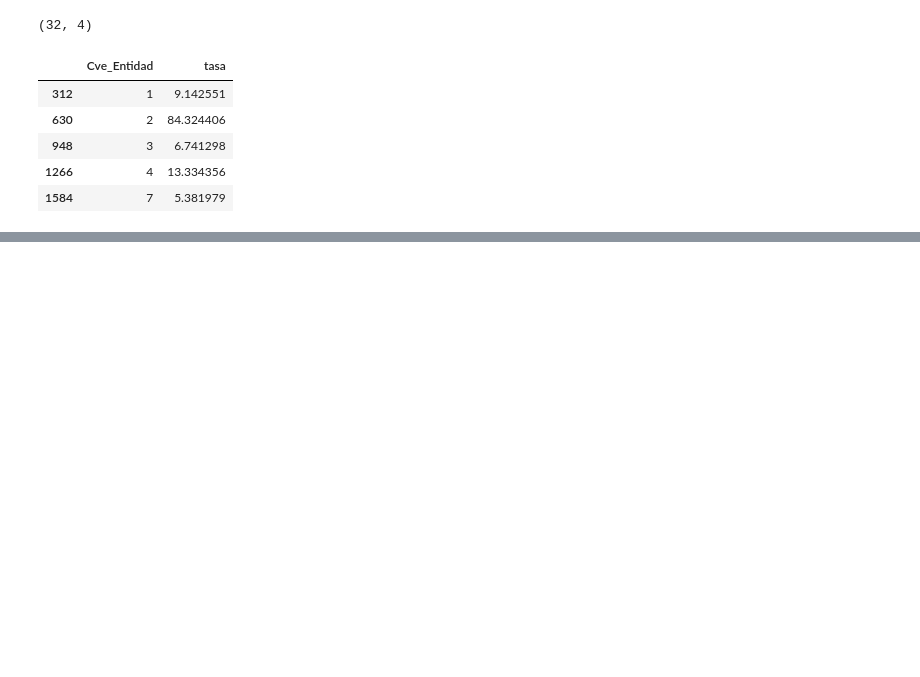
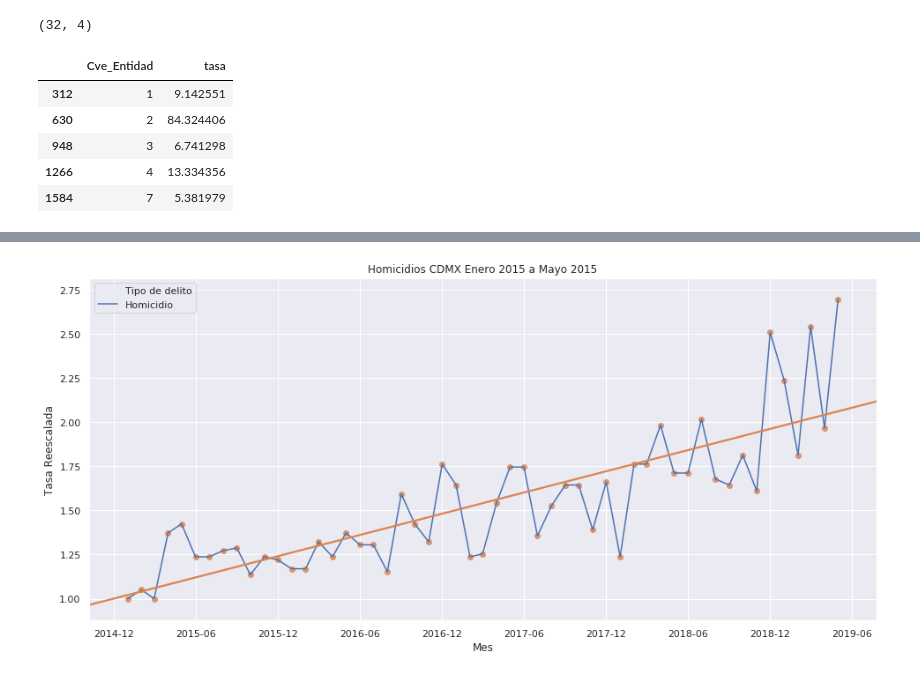
Before and after one commit to gemathus/analisis-incidencia-delictiva, a Jupyter notebook: 1_Incidencia_delictiva_mexico_enero2015_mayo2019.ipynb, the cells around one changed output, grey strips where cells are left out. Cells and saved outputs as stored; diff of their text form; code cells hidden in the pictures; blank space fills up the shorter version.

```diff
--- a/1_Incidencia_delictiva_mexico_enero2015_mayo2019.ipynb
+++ b/1_Incidencia_delictiva_mexico_enero2015_mayo2019.ipynb
@@ -708,0 +761,3 @@ mx_shp.plot(column="tasa", legend=True, cmap="rainbow")
+# %%
+homicidios = cdmx[cdmx['Tipo de delito'] == 'Homicidio']
+homicidios.head()
@@ -708,0 +771,10 @@ mx_shp.plot(column="tasa", legend=True, cmap="rainbow")
+# %%
+f, ax = plt.subplots(figsize=(16, 3))
+sns.lineplot(x="periodo", y=homicidios['tasa']/homicidios['tasa_base'], hue="Tipo de delito", data=homicidios, ax=ax)
+sns.regplot(x='fecha_ordinal', y=homicidios['tasa']/homicidios['tasa_base'], ci=None, data=homicidios, ax=ax)
+ax.set_title('Homicidios CDMX Enero 2015 a Mayo 2015')
+ax.set(xlabel='Mes', ylabel='Tasa Reescalada')
+f.subplots_adjust(bottom=-0.8, top=1)
+f.savefig('homicidios_cdmx.png', bbox_inches='tight')
+# %% [output]
+[figure, added]
```
Also changed, not shown: parts of 22 cells of this notebook.
